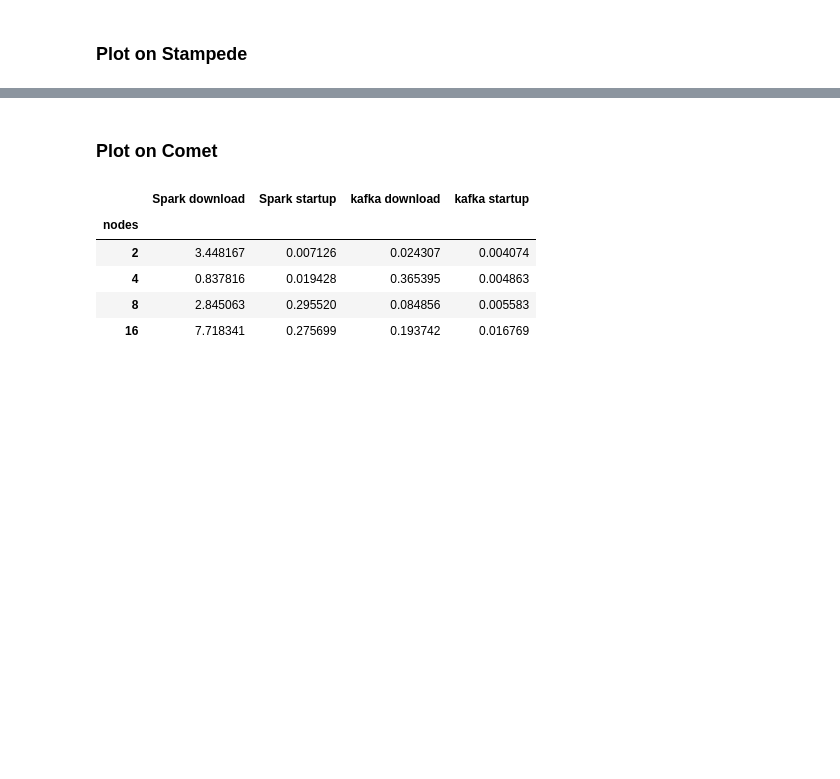
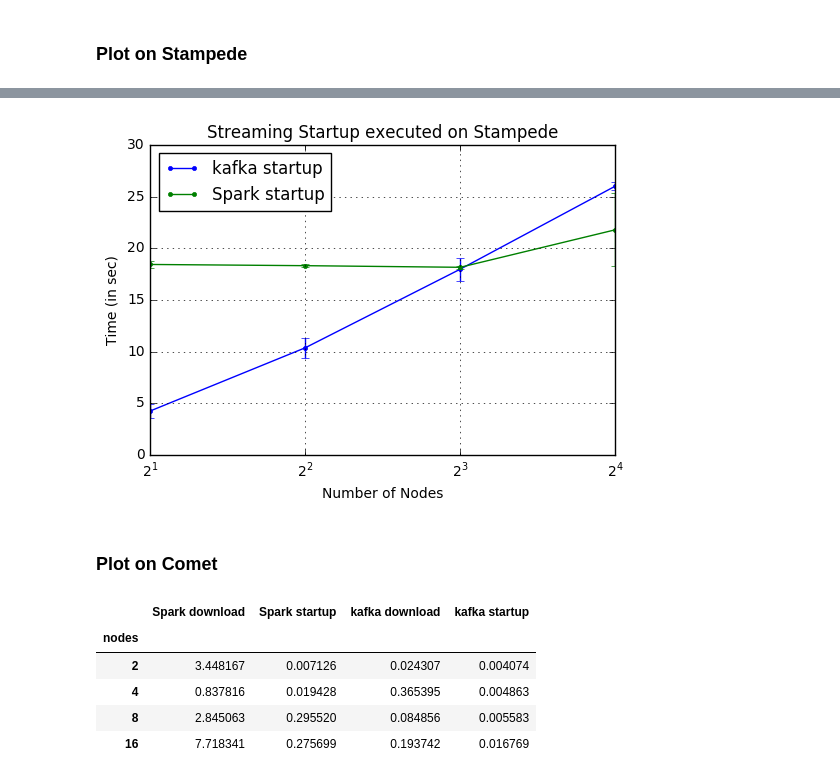
Before and after one commit to radical-experiments/midas_exps, a Jupyter notebook: streaming/plot startup results.ipynb, the cells around one changed output, grey strips where cells are left out. Drawn from its saved outputs; the diff is of its cells as text; code cells hidden in the pictures; blank space fills up the shorter version.

```diff
--- a/streaming/plot startup results.ipynb
+++ b/streaming/plot startup results.ipynb
@@ -58,3 +56,27 @@ plt.show()
+# %%
+ax = stampede_data_mean.plot(y=['kafka startup','Spark startup'],
+                      title='Streaming Startup executed on Stampede',
+                      #legend=None,
+                      #xlim=(0,16),
+                      #xticks = [0,1,2,3,4,5,6,7,8,16],
+                      #ylim=(0,12),
+                      marker='.',
+                      yerr= stampede_data.groupby(['nodes']).std()
+                      )
+ax.set_xscale('log', basex=2)
+ax.set_xlabel("Number of Nodes")
+ax.set_ylabel("Time (in sec)")
+#ax.annotate('Spark Download', xy=(2, 1), xytext=(2, 11),)
+
+#ax.annotate('Kafka Download', xy=(2, 1), xytext=(2, 4),)
+#ax.annotate('Spark Startup', xy=(2, 1), xytext=(2, 21),)
+#ax.annotate('Kafka Startup', xy=(2, 1), xytext=(2, 1),)
+
+ax.grid()
+plt.show()
+#plt.savefig('rp-streaming_startup.pdf')
+# %% [output]
+[figure, added]
 # %% [markdown]
 ### Plot on Comet
 # %%
```
Also changed, not shown: parts of 3 cells of this notebook.
